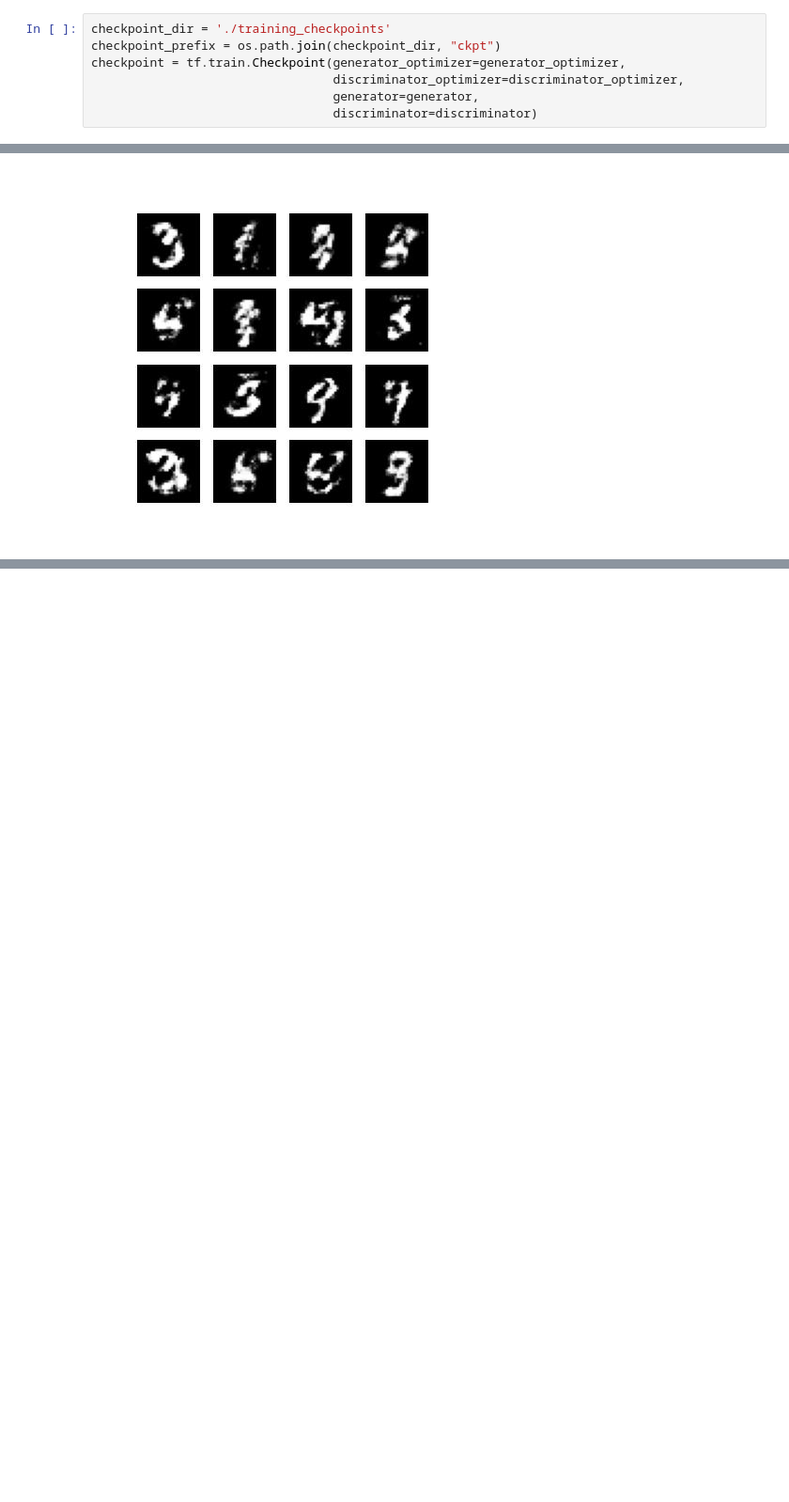
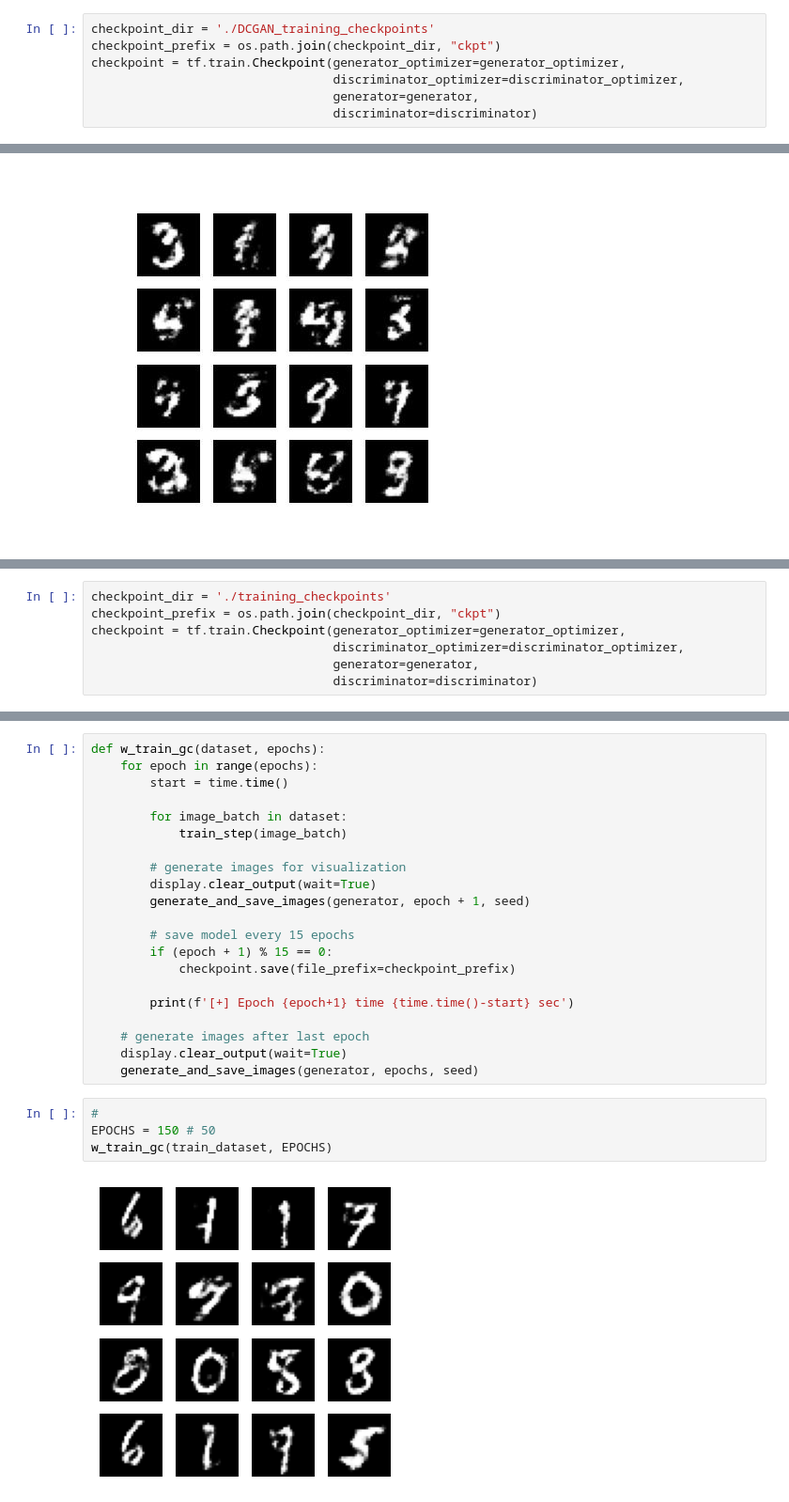
Before and after one commit to w-dan/colorizerGAN, a Jupyter notebook: dd-gan.ipynb, the cells around one changed output, grey strips where cells are left out. Shown: that part at 94% size. Cells and saved outputs as stored; diff of their text form; blank space fills up the shorter version.

```diff
--- a/dd-gan.ipynb
+++ b/dd-gan.ipynb
@@ -221,7 +218,7 @@ discriminator_optimizer = tf.keras.optimizers.Adam(1e-5)
 ### Save checkpoints
 This notebook also demonstrates how to save and restore models, which can be helpful in case a long running training task is interrupted.
 # %%
-checkpoint_dir = './training_checkpoints'
+checkpoint_dir = './DCGAN_training_checkpoints'
 checkpoint_prefix = os.path.join(checkpoint_dir, "ckpt")
 checkpoint = tf.train.Checkpoint(generator_optimizer=generator_optimizer,
                                  discriminator_optimizer=discriminator_optimizer,
@@ -354,0 +418,7 @@ display_image(EPOCHS)
+# %%
+checkpoint_dir = './training_checkpoints'
+checkpoint_prefix = os.path.join(checkpoint_dir, "ckpt")
+checkpoint = tf.train.Checkpoint(generator_optimizer=generator_optimizer,
+                                 discriminator_optimizer=discriminator_optimizer,
+                                 generator=generator,
+                                 discriminator=discriminator)
@@ -354,0 +498,27 @@ display_image(EPOCHS)
+# %%
+def w_train_gc(dataset, epochs):
+    for epoch in range(epochs):
+        start = time.time()
+
+        for image_batch in dataset:
+            train_step(image_batch)
+
+        # generate images for visualization
+        display.clear_output(wait=True)
+        generate_and_save_images(generator, epoch + 1, seed)
+
+        # save model every 15 epochs
+        if (epoch + 1) % 15 == 0:
+            checkpoint.save(file_prefix=checkpoint_prefix)
+
+        print(f'[+] Epoch {epoch+1} time {time.time()-start} sec')
+
+    # generate images after last epoch
+    display.clear_output(wait=True)
+    generate_and_save_images(generator, epochs, seed)
+# %%
+#
+EPOCHS = 150 # 50
+w_train_gc(train_dataset, EPOCHS)
+# %% [output]
+[figure, added]
```
Also changed, not shown: parts of 22 cells of this notebook.
